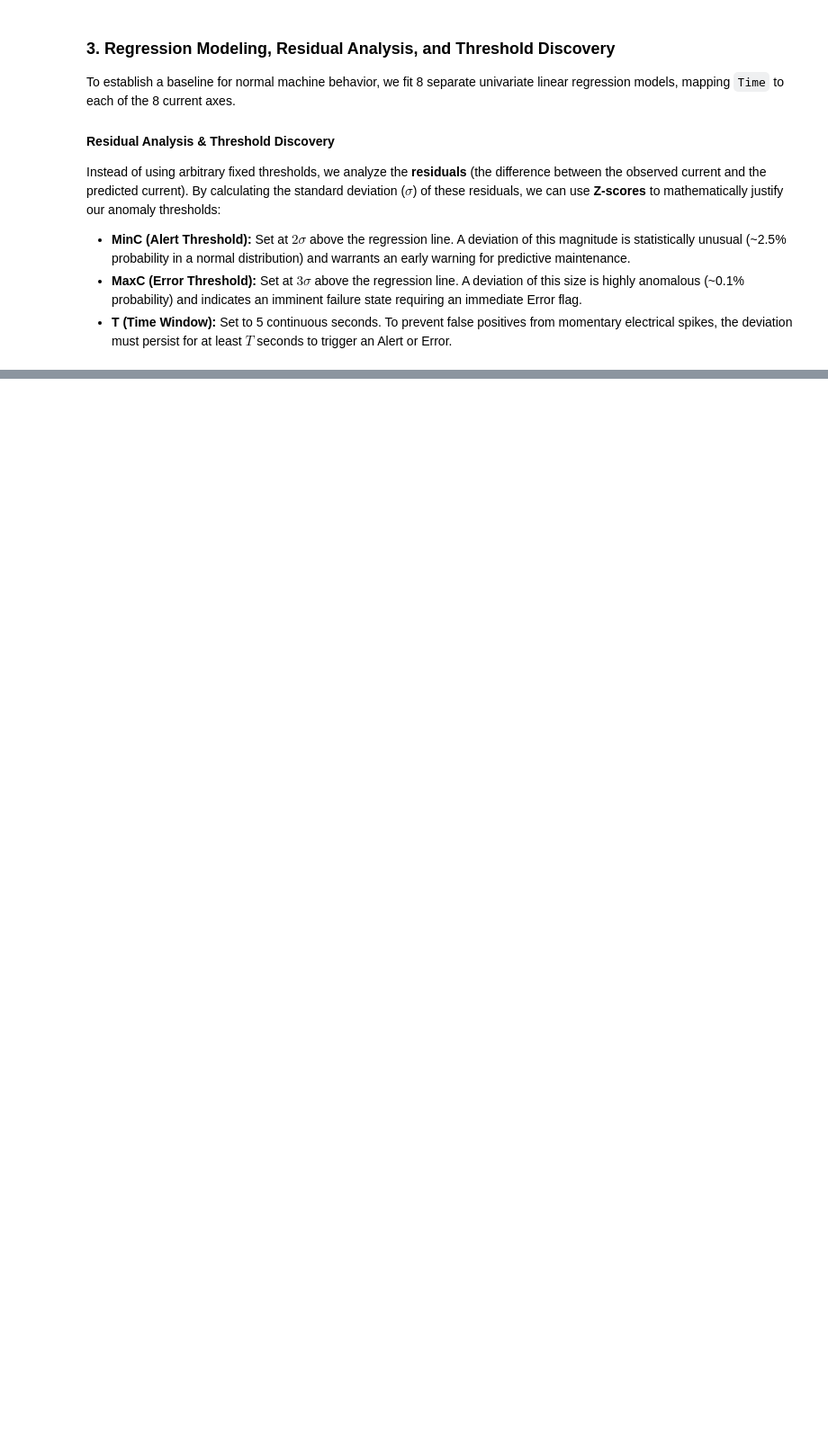
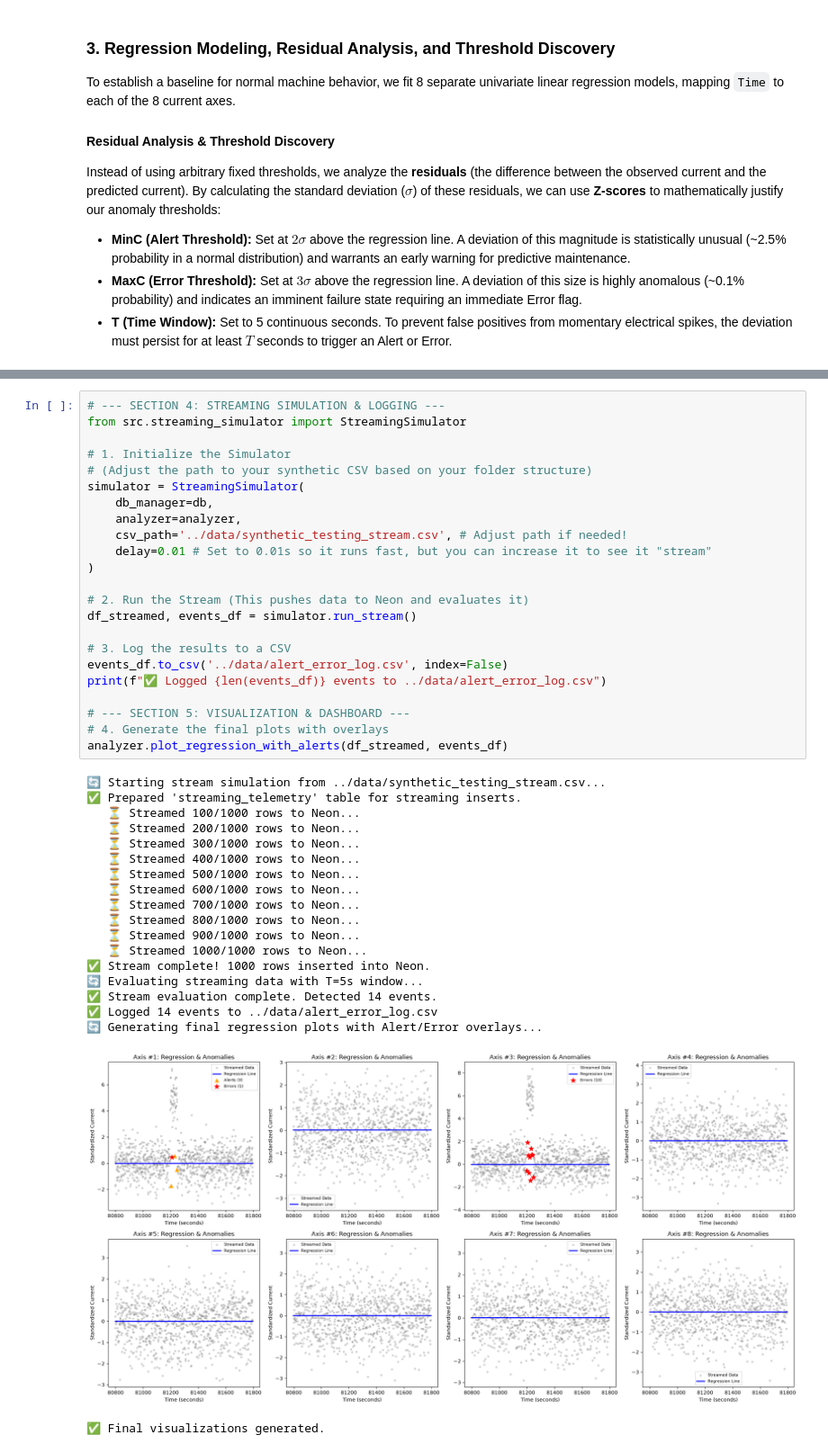
Before and after one commit to ricardo-mohammed/pm-linearregression, a Jupyter notebook: notebooks/pm_linear_regression.ipynb, the cells around one changed output, grey strips where cells are left out. Shown at 90% size. Cells and saved outputs as stored; diff of their text form; blank space fills up the shorter version.

Commit message:
Added streaming simulator

```diff
--- a/notebooks/pm_linear_regression.ipynb
+++ b/notebooks/pm_linear_regression.ipynb
@@ -185,0 +202,43 @@ print(events_df.head(10))
+# %%
+# --- SECTION 4: STREAMING SIMULATION & LOGGING ---
+from src.streaming_simulator import StreamingSimulator
+
+# 1. Initialize the Simulator
+# (Adjust the path to your synthetic CSV based on your folder structure)
+simulator = StreamingSimulator(
+    db_manager=db,
+    analyzer=analyzer,
+    csv_path='../data/synthetic_testing_stream.csv', # Adjust path if needed!
+    delay=0.01 # Set to 0.01s so it runs fast, but you can increase it to see it "stream"
+)
+
+# 2. Run the Stream (This pushes data to Neon and evaluates it)
+df_streamed, events_df = simulator.run_stream()
+
+# 3. Log the results to a CSV
+events_df.to_csv('../data/alert_error_log.csv', index=False)
+print(f"✅ Logged {len(events_df)} events to ../data/alert_error_log.csv")
+
+# --- SECTION 5: VISUALIZATION & DASHBOARD ---
+# 4. Generate the final plots with overlays
+analyzer.plot_regression_with_alerts(df_streamed, events_df)
+# %% [output]
+🔄 Starting stream simulation from ../data/synthetic_testing_stream.csv...
+✅ Prepared 'streaming_telemetry' table for streaming inserts.
+   ⏳ Streamed 100/1000 rows to Neon...
+   ⏳ Streamed 200/1000 rows to Neon...
+   ⏳ Streamed 300/1000 rows to Neon...
+   ⏳ Streamed 400/1000 rows to Neon...
+   ⏳ Streamed 500/1000 rows to Neon...
+   ⏳ Streamed 600/1000 rows to Neon...
+   ⏳ Streamed 700/1000 rows to Neon...
+   ⏳ Streamed 800/1000 rows to Neon...
+   ⏳ Streamed 900/1000 rows to Neon...
+   ⏳ Streamed 1000/1000 rows to Neon...
+✅ Stream complete! 1000 rows inserted into Neon.
+🔄 Evaluating streaming data with T=5s window...
+✅ Stream evaluation complete. Detected 14 events.
+✅ Logged 14 events to ../data/alert_error_log.csv
+🔄 Generating final regression plots with Alert/Error overlays...
+[figure, added]
+✅ Final visualizations generated.
```
Also changed, not shown: parts of 4 cells of this notebook, 4 other files.
